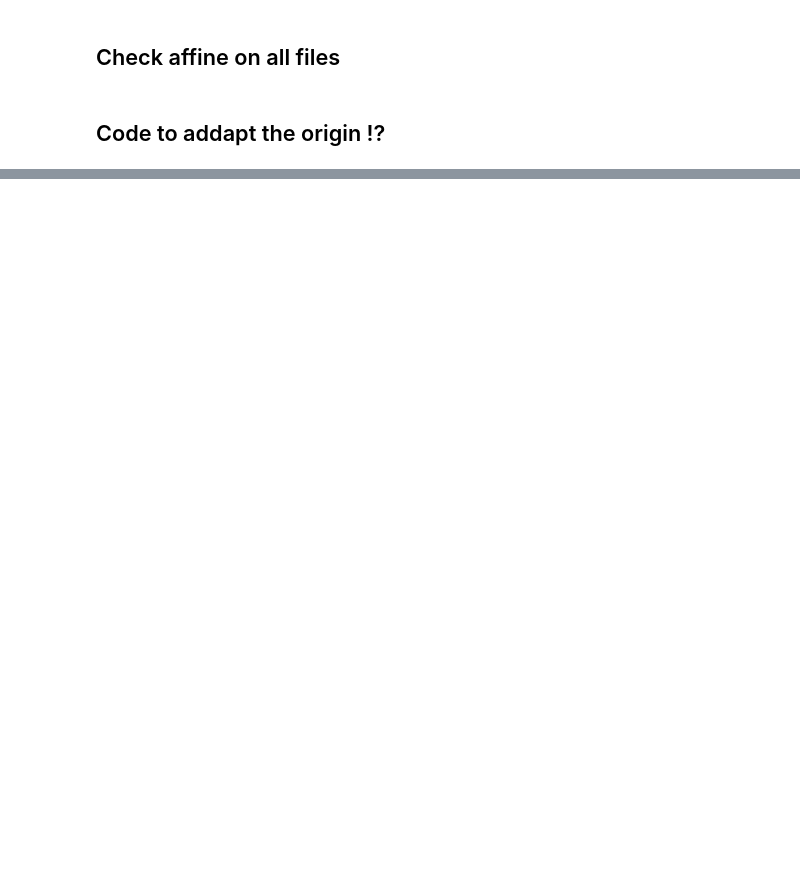
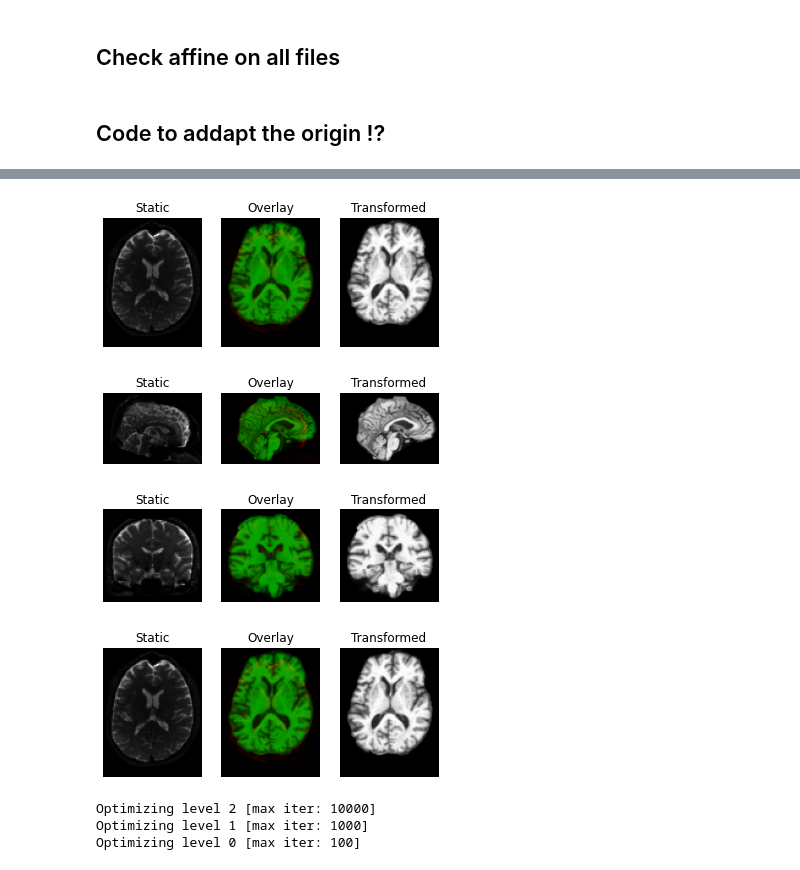
Before and after one commit to zax0s/brainDataRegistration, a Jupyter notebook: Check_Affine.ipynb, the cells around one changed output, grey strips where cells are left out. Saved outputs shown, nothing was run; the diff lists cells and outputs as text; code cells hidden in the pictures; blank space fills up the shorter version.

```diff
--- a/Check_Affine.ipynb
+++ b/Check_Affine.ipynb
@@ -55,0 +121,39 @@ for brain in tqdm(brains):
+# %%
+c_of_mass = transform_centers_of_mass(static, static_grid2world,
+                                      moving, moving_grid2world)
+# %%
+transformed = c_of_mass.transform(moving)
+regtools.overlay_slices(static, transformed, None, 0,
+                        "Static", "Transformed", "transformed_com_0.png")
+regtools.overlay_slices(static, transformed, None, 1,
+                        "Static", "Transformed", "transformed_com_1.png")
+regtools.overlay_slices(static, transformed, None, 2,
+                        "Static", "Transformed", "transformed_com_2.png")
+# %% [output]
+[figure, added]
+[figure, added]
+[figure, added]
+[figure, added]
+# %%
+nbins = 32
+sampling_prop = None
+metric = MutualInformationMetric(nbins, sampling_prop)
+
+level_iters = [10000, 1000, 100]
+
+sigmas = [3.0, 1.0, 0.0]
+factors = [4, 2, 1]
+affreg = AffineRegistration(metric=metric,
+                            level_iters=level_iters,
+                            sigmas=sigmas,
+                            factors=factors)
+transform = TranslationTransform3D()
+params0 = None
+starting_affine = c_of_mass.affine
+translation = affreg.optimize(static, moving, transform, params0,
+                              static_grid2world, moving_grid2world,
+                              starting_affine=starting_affine)
+# %% [output]
+Optimizing level 2 [max iter: 10000]
+Optimizing level 1 [max iter: 1000]
+Optimizing level 0 [max iter: 100]
```
Also changed, not shown: parts of 14 cells of this notebook.
